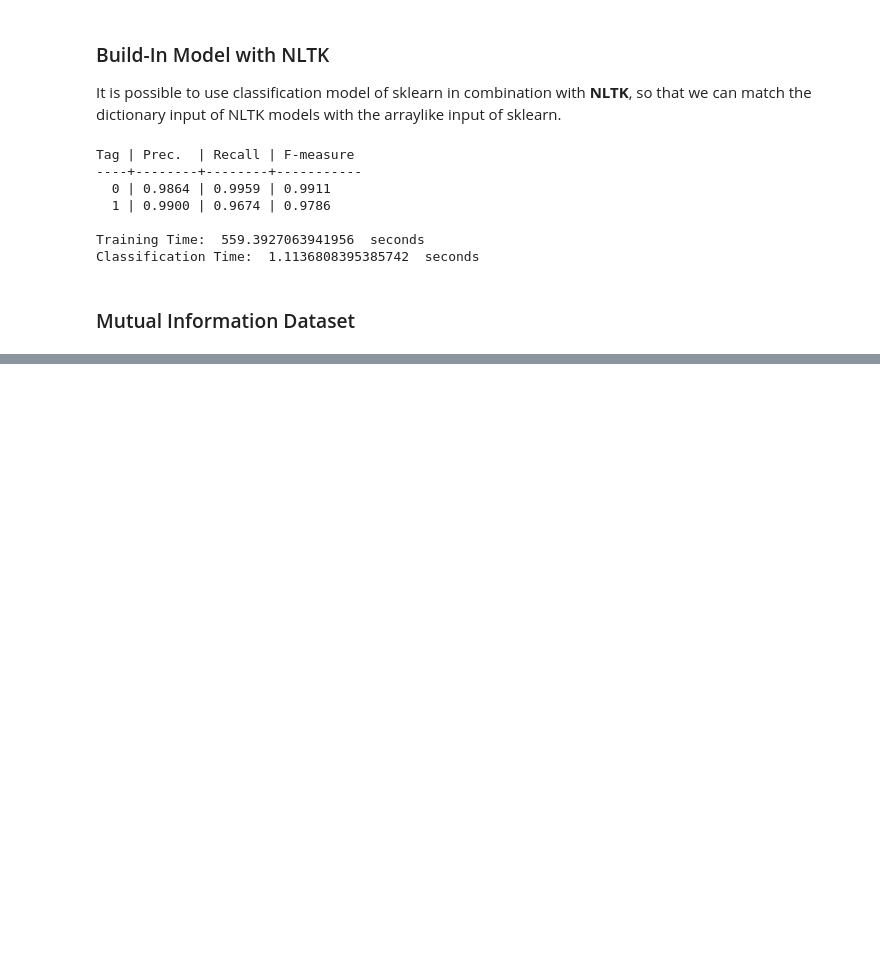
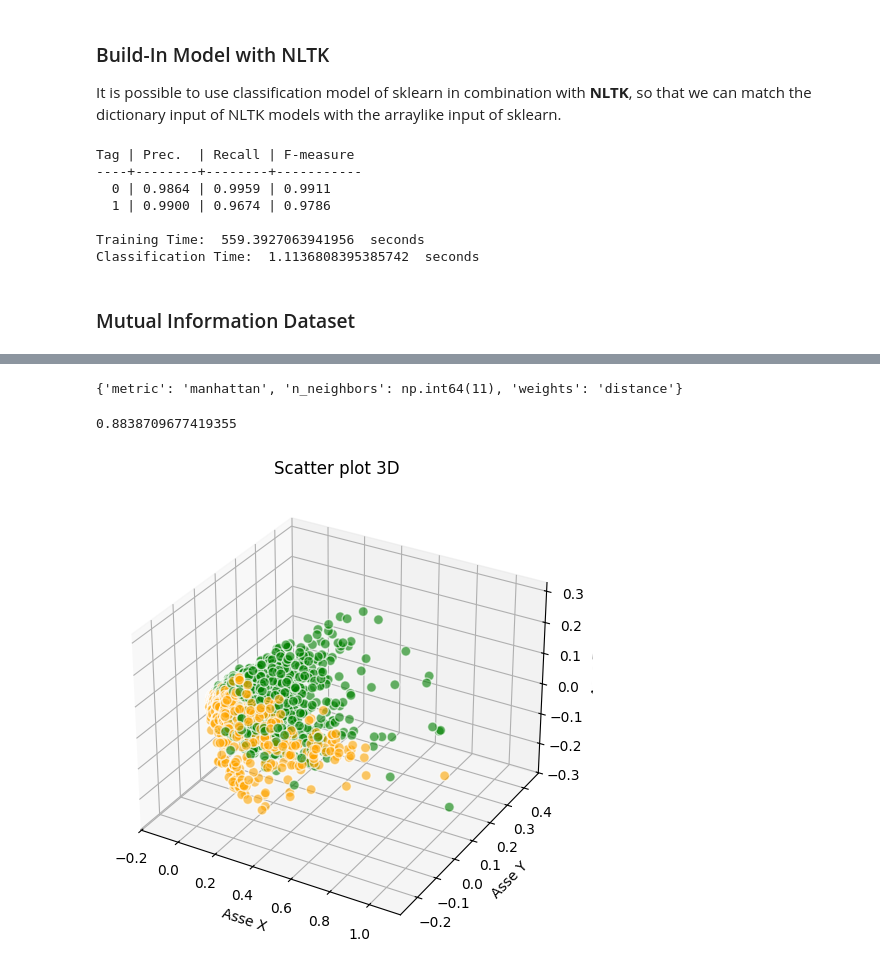
Before and after one commit to Lukirby/Spam-Detector-NLP, a Jupyter notebook: spam_detector.ipynb, the cells around one changed output, grey strips where cells are left out. Drawn from its saved outputs; the diff is of its cells as text; code cells hidden in the pictures; blank space fills up the shorter version.

```diff
--- a/spam_detector.ipynb
+++ b/spam_detector.ipynb
@@ -492,0 +569,53 @@ print("Classification Time: ",end_predict-start_predict," seconds")
+# %%
+from sklearn.neighbors import KNeighborsClassifier
+from sklearn.model_selection import GridSearchCV, StratifiedKFold
+
+np.random.seed(seed)
+
+param_grid = {
+    'n_neighbors' : np.arange(1,100,2),
+    'weights':['uniform','distance'],
+    'metric': ['euclidean','haversine','manhattan']
+}
+
+best_knn_model = GridSearchCV(KNeighborsClassifier(),param_grid,scoring='f1',cv=StratifiedKFold(shuffle=True))
+
+best_knn_model.fit(X_train_tsne,Y_train_tsne)
+
+print(best_knn_model.best_params_)
+# %% [output]
+{'metric': 'manhattan', 'n_neighbors': np.int64(11), 'weights': 'distance'}
+# %%
+np.random.seed(seed)
+#X_test_tsne = tsne.fit_transform(scaler.transform(X_train_tsne))
+Y_pred = best_knn_model.predict(X_test_tsne)
+print(f1_score(Y_test_tsne,Y_pred))
+# %% [output]
+0.8838709677419355
+# %%
+from sklearn.model_selection import train_test_split
+np.random.seed(seed)
+kpca = KernelPCA(n_components=3,kernel='sigmoid')
+
+X_kpca = kpca.fit_transform(scaler.fit_transform(X))
+
+X_train_tsne, X_test_tsne, Y_train_tsne , Y_test_tsne = train_test_split(X_kpca,Y,train_size=train_size,shuffle=True,stratify=Y)
+# %%
+fig = plt.figure(figsize=(8, 6))
+ax = fig.add_subplot(111, projection='3d')
+
+# Plottaggio dei punti
+ax.scatter(X_kpca[:, 0], X_kpca[:, 1], X_kpca[:, 2], c=['green' if label == 0 else 'orange' for label in Y], s=50, alpha=0.6, edgecolors='w')
+
+# Etichette degli assi
+ax.set_xlabel('Asse X')
+ax.set_ylabel('Asse Y')
+ax.set_zlabel('Asse Z')
+
+# Titolo
+ax.set_title('Scatter plot 3D')
+
+# Mostra il grafico
+plt.show()
+# %% [output]
+[figure, added]
```
Also changed, not shown: parts of 12 cells of this notebook.
